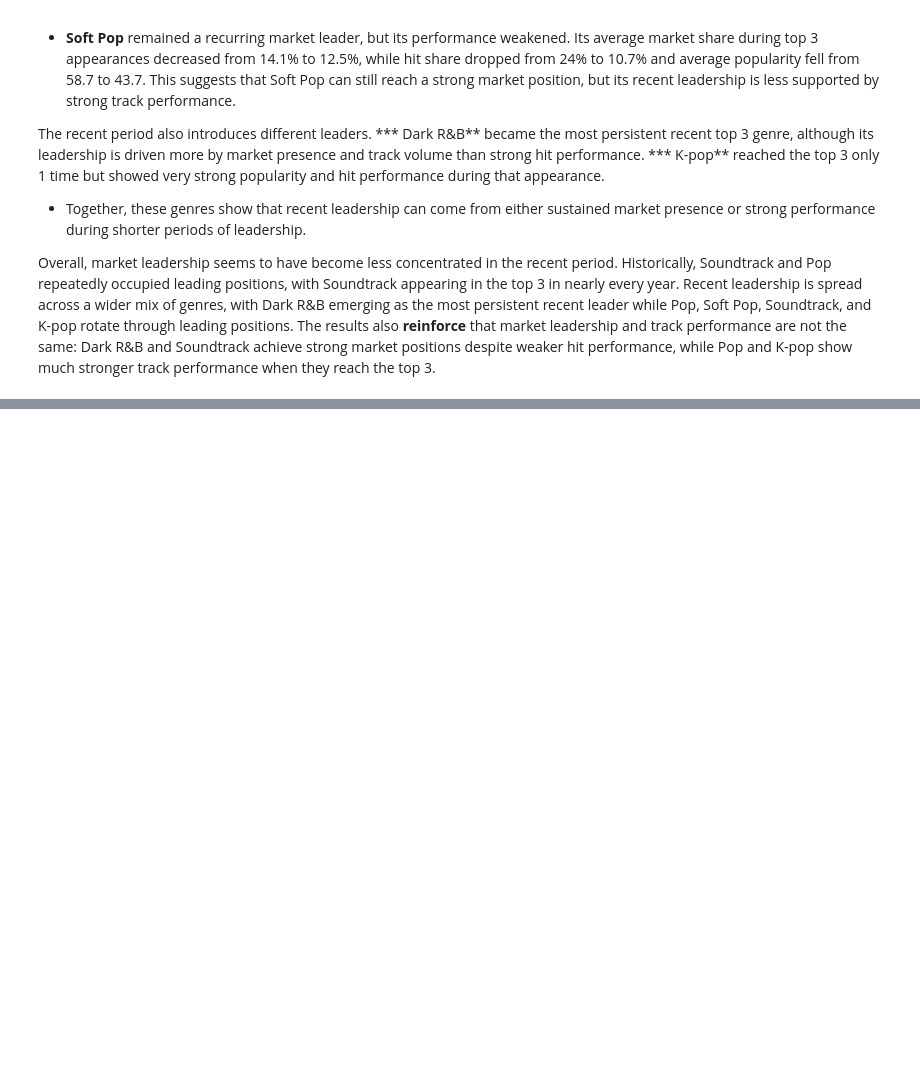
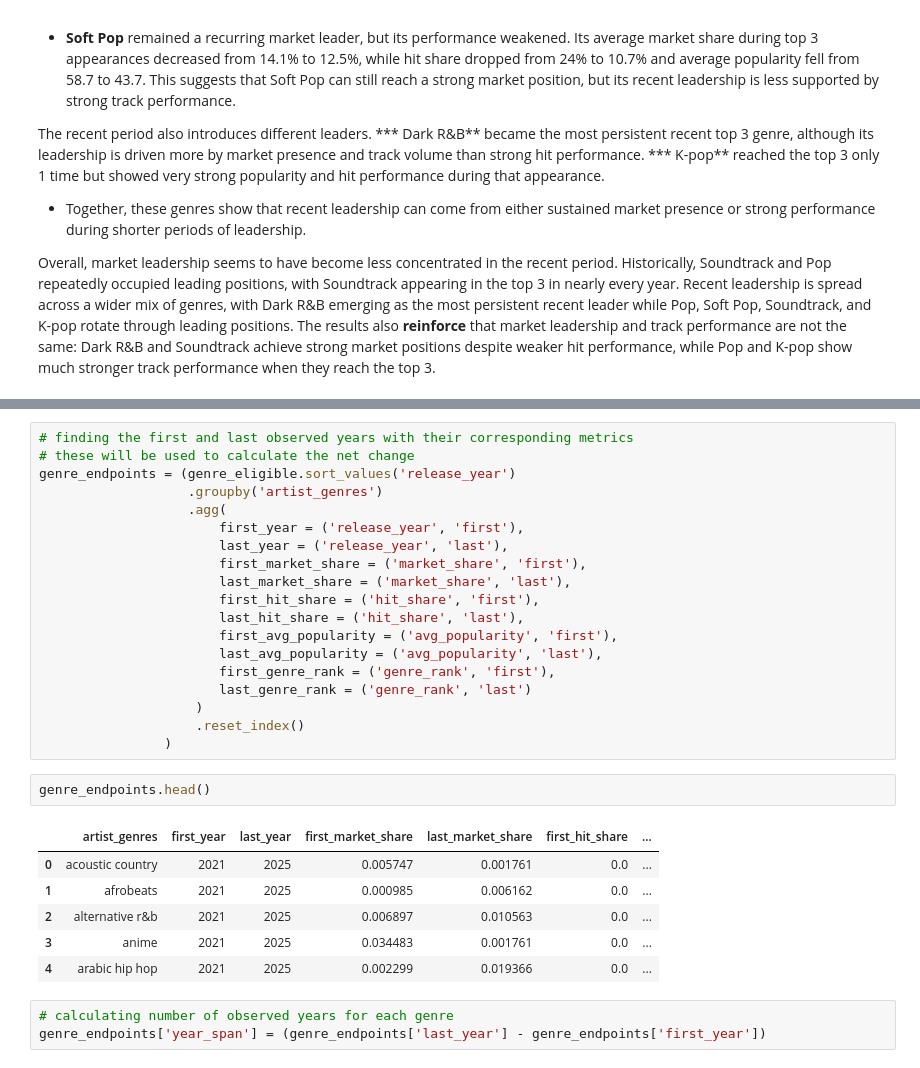
Before and after one commit to jjen1/spotify-music-trends-analysis, a Jupyter notebook: notebooks/02_genre_evolution.ipynb, the cells around one changed output, grey strips where cells are left out. Saved outputs shown, nothing was run; the diff lists cells and outputs as text; blank space fills up the shorter version.

```diff
--- a/notebooks/02_genre_evolution.ipynb
+++ b/notebooks/02_genre_evolution.ipynb
@@ -583,0 +724,31 @@ This section compares historical and recent genre performance to see how the mar
+# %%
+# finding the first and last observed years with their corresponding metrics
+# these will be used to calculate the net change
+genre_endpoints = (genre_eligible.sort_values('release_year')
+                   .groupby('artist_genres')
+                   .agg(
+                       first_year = ('release_year', 'first'),
+                       last_year = ('release_year', 'last'),
+                       first_market_share = ('market_share', 'first'),
+                       last_market_share = ('market_share', 'last'),
+                       first_hit_share = ('hit_share', 'first'),
+                       last_hit_share = ('hit_share', 'last'),
+                       first_avg_popularity = ('avg_popularity', 'first'),
+                       last_avg_popularity = ('avg_popularity', 'last'),
+                       first_genre_rank = ('genre_rank', 'first'),
+                       last_genre_rank = ('genre_rank', 'last')
+                    )
+                    .reset_index()
+                )
+# %%
+genre_endpoints.head()
+# %% [output]
+|  | artist_genres | first_year | last_year | first_market_share | last_market_share | first_hit_share | ... |
+| 0 | acoustic country | 2021 | 2025 | 0.005747 | 0.001761 | 0.0 | ... |
+| 1 | afrobeats | 2021 | 2025 | 0.000985 | 0.006162 | 0.0 | ... |
+| 2 | alternative r&b | 2021 | 2025 | 0.006897 | 0.010563 | 0.0 | ... |
+| 3 | anime | 2021 | 2025 | 0.034483 | 0.001761 | 0.0 | ... |
+| 4 | arabic hip hop | 2021 | 2025 | 0.002299 | 0.019366 | 0.0 | ... |
+# %%
+# calculating number of observed years for each genre
+genre_endpoints['year_span'] = (genre_endpoints['last_year'] - genre_endpoints['first_year'])
```
Also changed, not shown: parts of 34 cells of this notebook, 2 other files.
